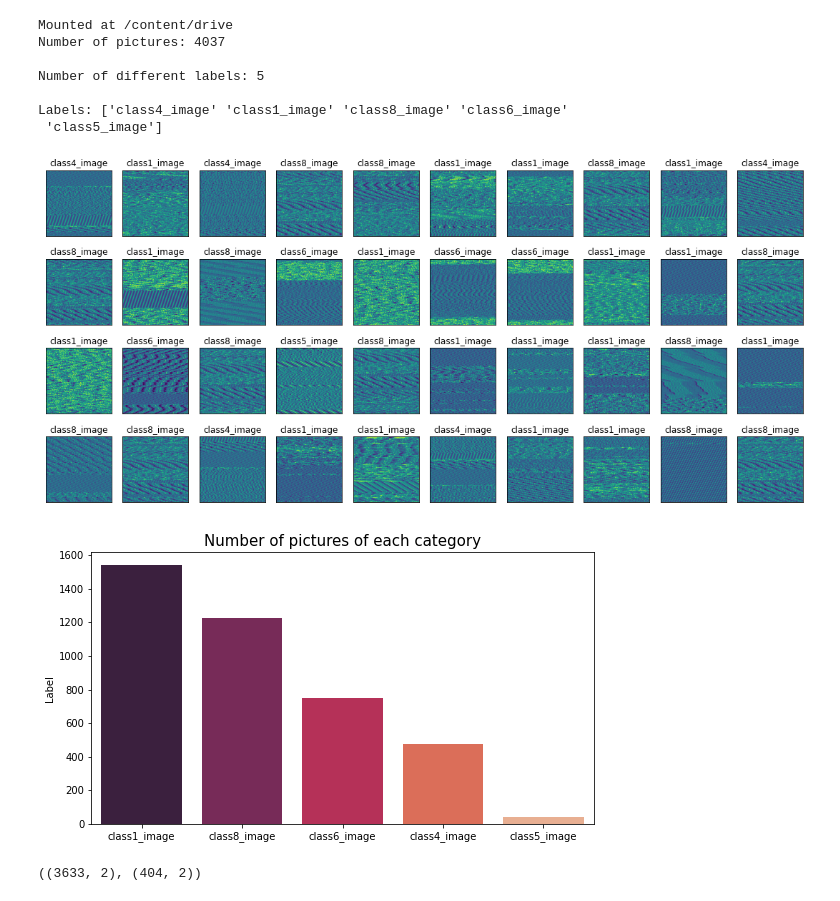
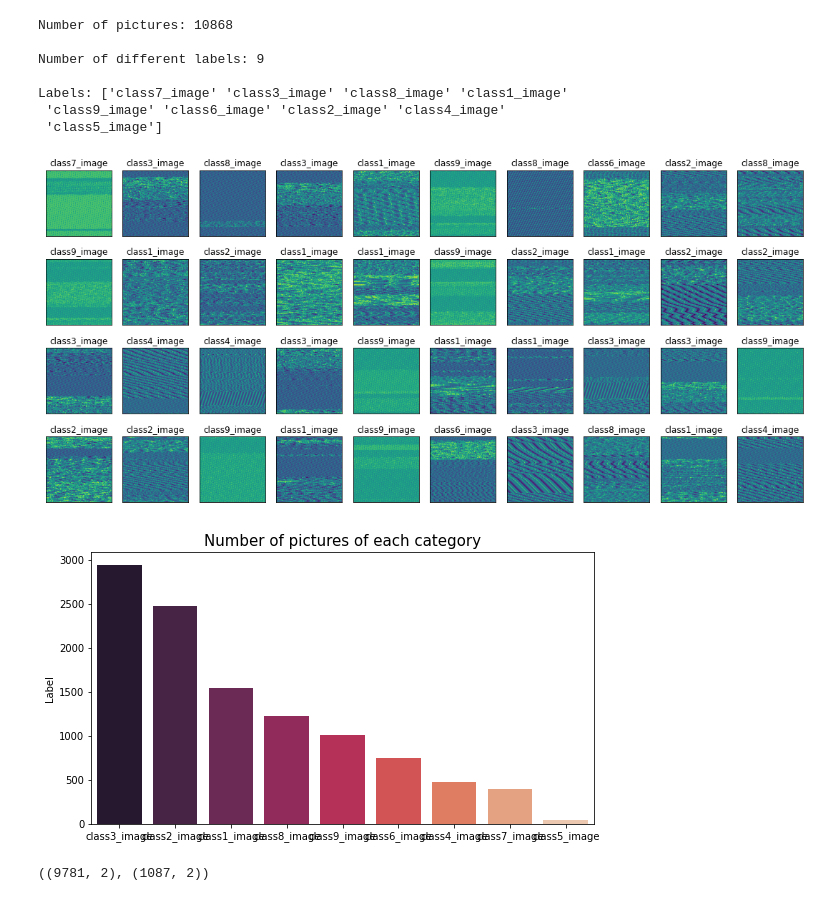
Before and after one commit to Lee-Song-Ha/CNN_project, a Jupyter notebook: seyiCNN.ipynb, the cells around one changed output. Saved outputs shown, nothing was run; the diff lists cells and outputs as text; code cells hidden in the pictures.

```diff
--- a/seyiCNN.ipynb
+++ b/seyiCNN.ipynb
@@ -18,8 +18,8 @@ from sklearn.metrics import classification_report,accuracy_score
 from IPython.display import Markdown, display
 
 # 데이터 불러오기(드라이브 마운트)
-from google.colab import drive
-drive.mount('/content/drive')
+# from google.colab import drive
+# drive.mount('/content/drive')
 
 # 이미지 경로를 데이터 프레임 형태로 만드는 함수
 dir_ = Path('/content/drive/MyDrive/ColabNotebooks/CNN_Project/imagedata')
@@ -53,40 +53,40 @@ print(f'Labels: {df.Label.unique()}') # unique()는 데이터에 고유값들이
 
 # 이미지 데이터 확인
 fig, axes = plt.subplots(nrows=4, ncols=10, figsize=(15, 7),
                         subplot_kw={'xticks': [], 'yticks': []}) # figsize:그래프 사이즈
 
 for i, ax in enumerate(axes.flat):
     ax.imshow(plt.imread(df.Filepath[i]))
     ax.set_title(df.Label[i], fontsize = 12)
 plt.tight_layout(pad=0.5)
 plt.show()
 # fig란 figure로써 - 전체 subplot을 말한다. ex) 서브플로안에 몇개의 그래프가 있던지 상관없이  그걸 담는 하나. 전체 사이즈를 말한다.
 # ax는 axe로써 - 전체 중 낱낱개를 말한다 ex) 서브플롯 안에 2개(a1,a2)의 그래프가 있다면 a1, a2 를 일컬음
 
 
 # Label Category 분포 확인
 vc = df['Label'].value_counts()
 plt.figure(figsize=(9,5))
 sns.barplot(x = vc.index, y = vc, palette = "rocket")
 plt.title("Number of pictures of each category", fontsize = 15)
 plt.show()
 
 #이미지 데이터 Train, Test 데이터로 분류
 # Training/test split
 # train_df,test_df = train_test_split(df.sample(frac=0.2), test_size=0.1,random_state=0) #모델링 시간이 오래걸리면 사용
 train_df,test_df = train_test_split(df, test_size=0.1,random_state=0)
 train_df.shape,test_df.shape
 # %% [output]
-Mounted at /content/drive
-Number of pictures: 4037
+Number of pictures: 10868
 
-Number of different labels: 5
+Number of different labels: 9
 
-Labels: ['class4_image' 'class1_image' 'class8_image' 'class6_image'
+Labels: ['class7_image' 'class3_image' 'class8_image' 'class1_image'
+ 'class9_image' 'class6_image' 'class2_image' 'class4_image'
  'class5_image']
-[figure, old version]
+[figure, new version]
-[figure, old version]
+[figure, new version]
-((3633, 2), (404, 2))
+((9781, 2), (1087, 2))
 # %%
 import numpy as np
 import tensorflow as tf
```
Also changed, not shown: parts of 11 cells of this notebook.
